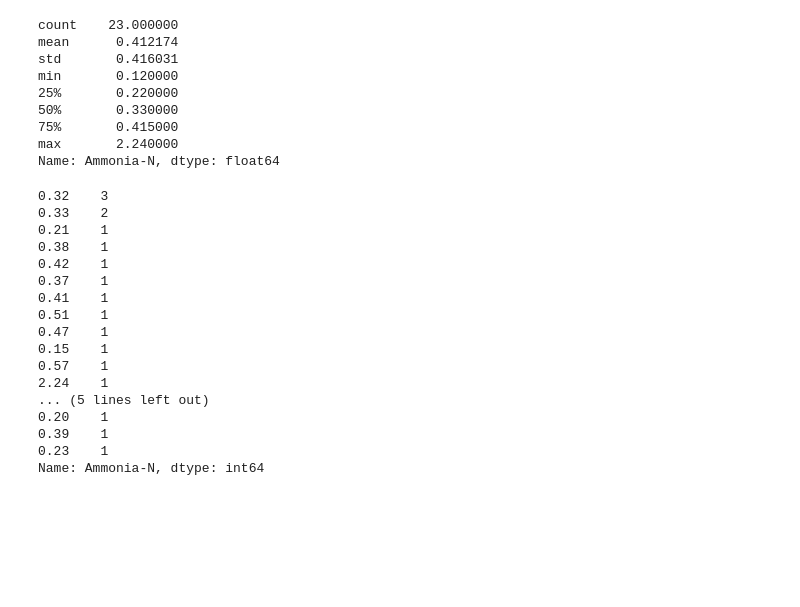
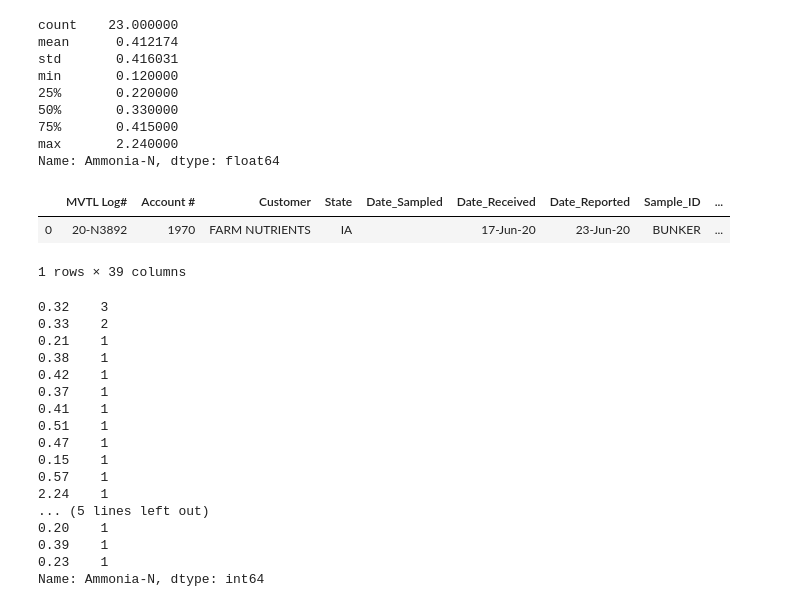
Before and after one commit to gabrielhgiraldo/nuorganics-spectroscopy, a Jupyter notebook: analysis/eda_targets.ipynb, the cells around one changed output. Drawn from its saved outputs; the diff is of its cells as text; code cells hidden in the pictures; blank space fills up the shorter version.

```diff
--- a/analysis/eda_targets.ipynb
+++ b/analysis/eda_targets.ipynb
@@ -225,6 +232,12 @@ min       0.120000
 75%       0.415000
 max       2.240000
 Name: Ammonia-N, dtype: float64
+# %%
+df_lr[df_lr['Ammonia-N'] == df_lr['Ammonia-N'].max()]
+# %% [output]
+|  | MVTL Log# | Account # | Customer | State | Date_Sampled | Date_Received | Date_Reported | Sample_ID | ... |
+| 0 | 20-N3892 | 1970 | FARM NUTRIENTS | IA |  | 17-Jun-20 | 23-Jun-20 | BUNKER | ... |
+1 rows × 39 columns
 # %%
 df_lr['Ammonia-N'].value_counts(dropna=False)
 # %% [output]
```
Also changed, not shown: parts of 6 cells of this notebook.
